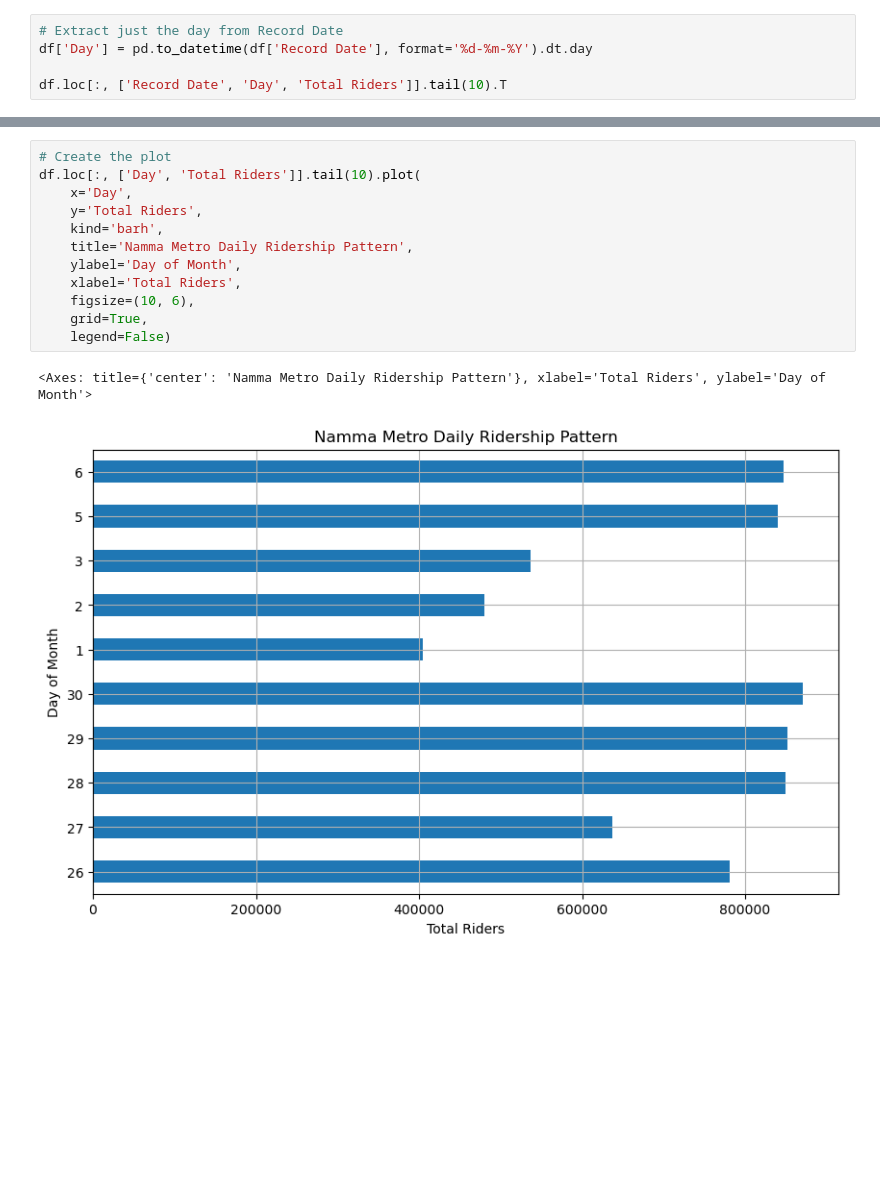
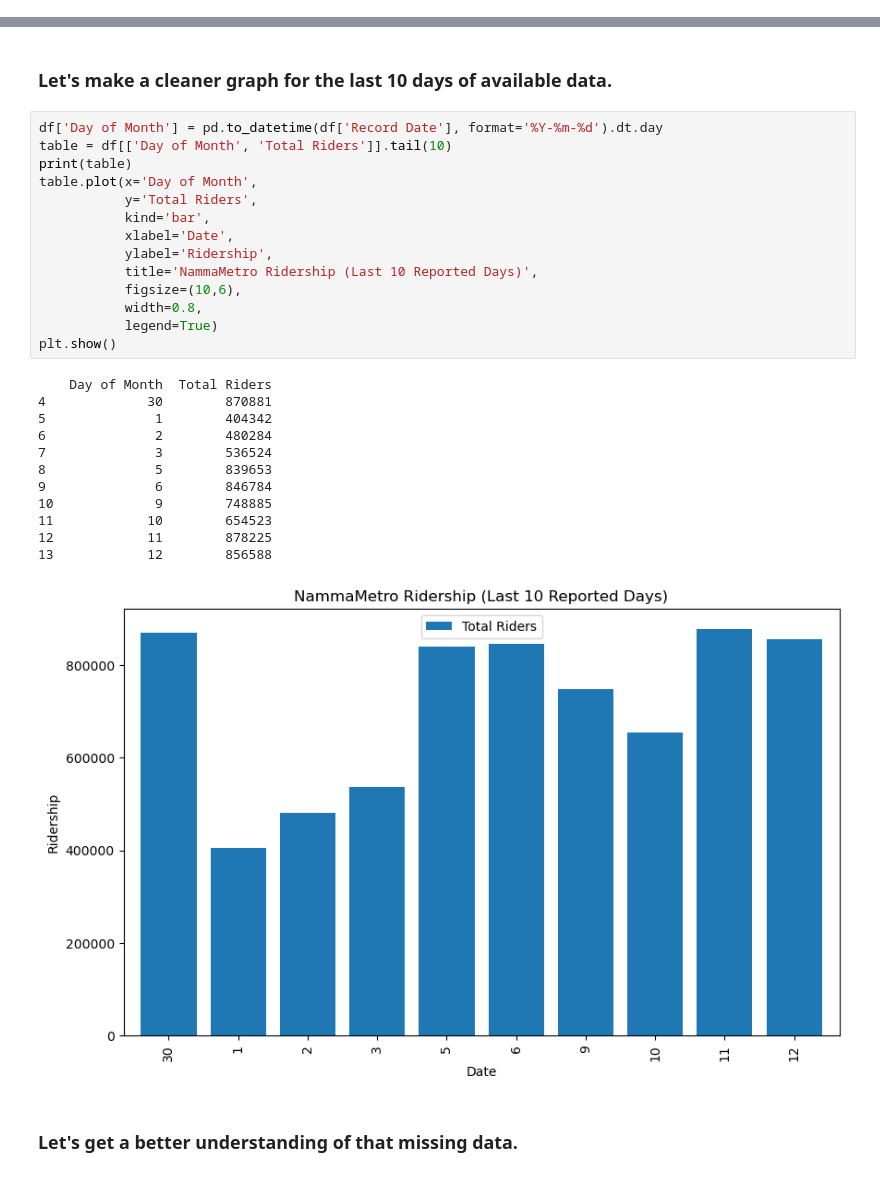
Before and after one commit to thecont1/namma-metro-ridership-tracker, a Jupyter notebook: ridership_2analysis.ipynb, the cells around one changed output, grey strips where cells are left out. Saved outputs shown, nothing was run; the diff lists cells and outputs as text; blank space fills up the shorter version.

```diff
--- a/ridership_2analysis.ipynb
+++ b/ridership_2analysis.ipynb
@@ -22,5 +58,0 @@ df.loc[:, ['Record Date', 'Total Riders']].plot(x='Record Date', y='Total Riders
-# %%
-# Extract just the day from Record Date
-df['Day'] = pd.to_datetime(df['Record Date'], format='%d-%m-%Y').dt.day
-
-df.loc[:, ['Record Date', 'Day', 'Total Riders']].tail(10).T
@@ -32,15 +59,31 @@ df.loc[:, ['Record Date', 'Day', 'Total Riders']].tail(10).T
-# %%
-# Create the plot
-df.loc[:, ['Day', 'Total Riders']].tail(10).plot(
-    x='Day',
-    y='Total Riders',
-    kind='barh',
-    title='Namma Metro Daily Ridership Pattern',
-    ylabel='Day of Month',
-    xlabel='Total Riders',
-    figsize=(10, 6),
-    grid=True,
-    legend=False)
-# %% [output]
-<Axes: title={'center': 'Namma Metro Daily Ridership Pattern'}, xlabel='Total Riders', ylabel='Day of Month'>
-[figure, removed]
+# %% [markdown]
+### Let's make a cleaner graph for the last 10 days of available data.
+# %%
+df['Day of Month'] = pd.to_datetime(df['Record Date'], format='%Y-%m-%d').dt.day
+table = df[['Day of Month', 'Total Riders']].tail(10)
+print(table)
+table.plot(x='Day of Month',
+           y='Total Riders',
+           kind='bar',
+           xlabel='Date',
+           ylabel='Ridership',
+           title='NammaMetro Ridership (Last 10 Reported Days)',
+           figsize=(10,6),
+           width=0.8,
+           legend=True)
+plt.show()
+# %% [output]
+    Day of Month  Total Riders
+4             30        870881
+5              1        404342
+6              2        480284
+7              3        536524
+8              5        839653
+9              6        846784
+10             9        748885
+11            10        654523
+12            11        878225
+13            12        856588
+[figure, added]
+# %% [markdown]
+### Let's get a better understanding of that missing data.
```
Also changed, not shown: parts of 12 cells of this notebook.
